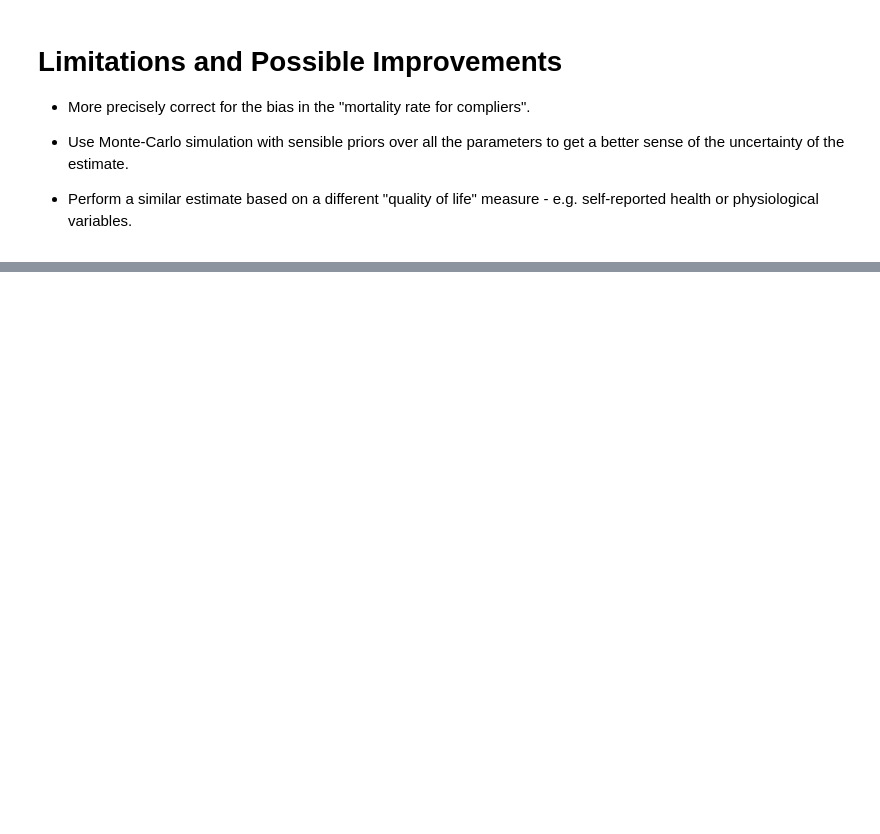
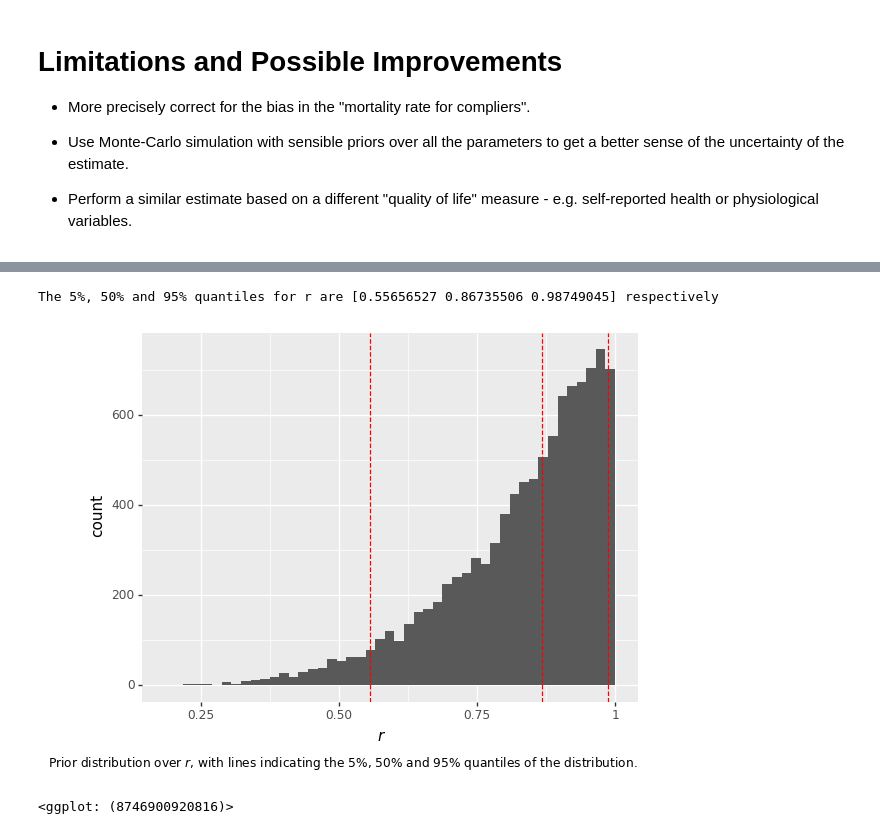
Before and after one commit to chris-mcdo/buy-health-experiment, a Jupyter notebook: sample-size-analysis.ipynb, the cells around one changed output, grey strips where cells are left out. Drawn from its saved outputs; the diff is of its cells as text; code cells hidden in the pictures; blank space fills up the shorter version.

```diff
--- a/sample-size-analysis.ipynb
+++ b/sample-size-analysis.ipynb
@@ -250,0 +279,18 @@ Required sample size: n = 1002 (501 per group)
+# %%
+beta_params = {"a": 5.5, "b": 1.1}
+
+r_prior = beta.rvs(size = 10000, **beta_params)
+
+r_quantiles = np.quantile(r_prior, [0.05, 0.5, 0.95])
+
+print(f"The 5%, 50% and 95% quantiles for r are {r_quantiles} respectively")
+(
+    ggplot(mapping = aes(x = r_prior))+
+        geom_histogram(boundary=1) +
+        geom_vline(xintercept = r_quantiles, colour = "red", linetype = "dashed") +
+        labs(x = "$r$", caption = "Prior distribution over $r$, with lines indicating the 5%, 50% and 95% quantiles of the distribution.")
+)
+# %% [output]
+The 5%, 50% and 95% quantiles for r are [0.55656527 0.86735506 0.98749045] respectively
+[figure, added]
+<ggplot: (8746900920816)>
```
Also changed, not shown: parts of 16 cells of this notebook.
